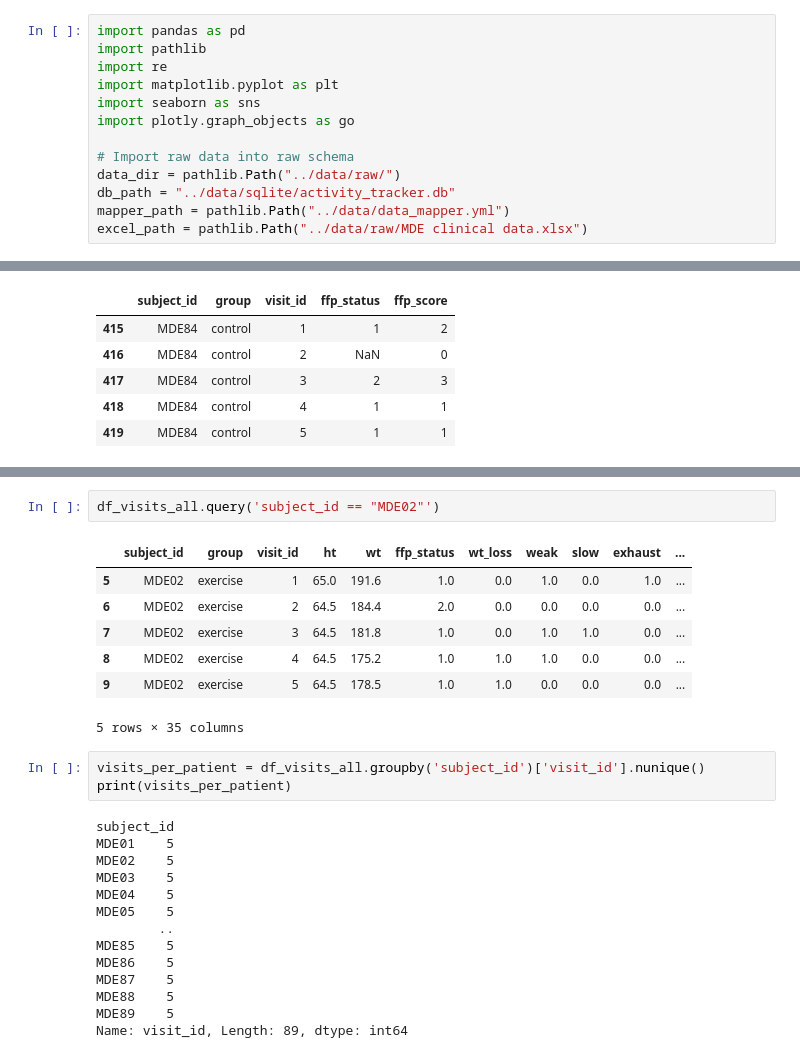
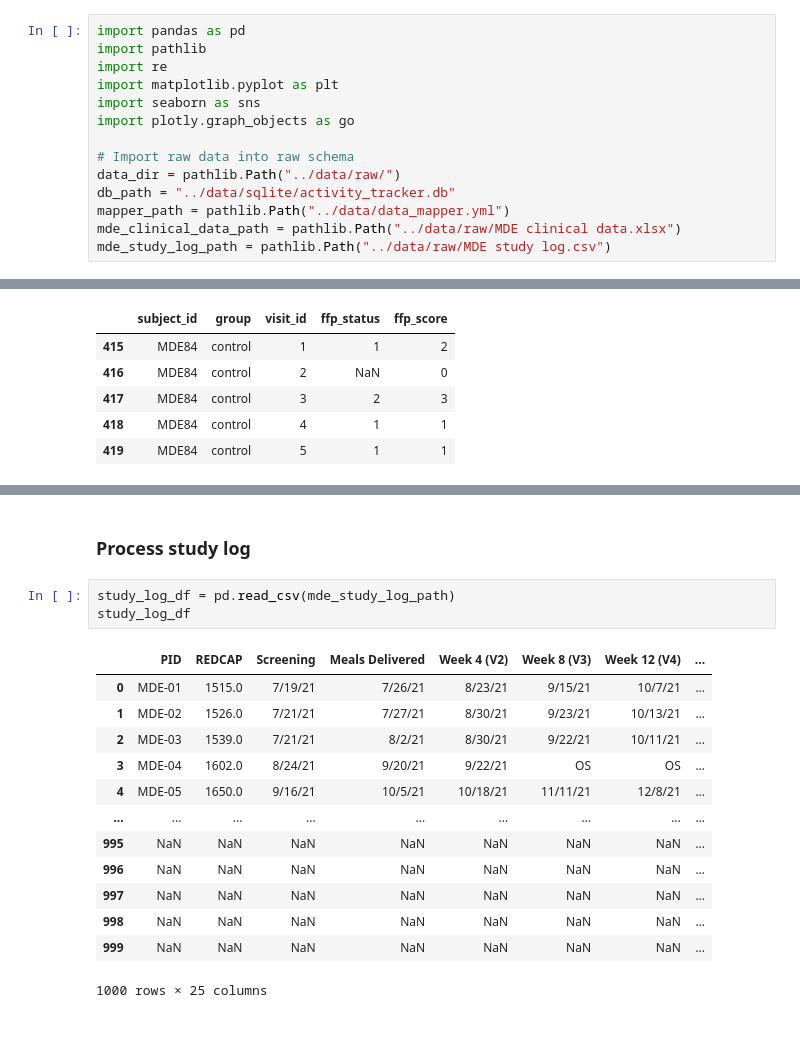
Before and after one commit to OHNLP/activity_tracker, a Jupyter notebook: notebooks/visit_analysis.ipynb, the cells around one changed output, grey strips where cells are left out. Saved outputs shown, nothing was run; the diff lists cells and outputs as text; blank space fills up the shorter version.

Commit message:
feat: :sparkles: process study log

```diff
--- a/notebooks/visit_analysis.ipynb
+++ b/notebooks/visit_analysis.ipynb
@@ -10,7 +10,8 @@ import plotly.graph_objects as go
 data_dir = pathlib.Path("../data/raw/")
 db_path = "../data/sqlite/activity_tracker.db"
 mapper_path = pathlib.Path("../data/data_mapper.yml")
-excel_path = pathlib.Path("../data/raw/MDE clinical data.xlsx")
+mde_clinical_data_path = pathlib.Path("../data/raw/MDE clinical data.xlsx")
+mde_study_log_path = pathlib.Path("../data/raw/MDE study log.csv")
 # %%
 def make_unique_columns(cols):
     seen = {}
@@ -236,27 +221,19 @@ array(['MDE01', 'MDE02', 'MDE03', 'MDE04', 'MDE05', 'MDE06', 'MDE07',
-# %%
-df_visits_all.query('subject_id == "MDE02"')
-# %% [output]
-|  | subject_id | group | visit_id | ht | wt | ffp_status | wt_loss | weak | slow | exhaust | ... |
-| 5 | MDE02 | exercise | 1 | 65.0 | 191.6 | 1.0 | 0.0 | 1.0 | 0.0 | 1.0 | ... |
-| 6 | MDE02 | exercise | 2 | 64.5 | 184.4 | 2.0 | 0.0 | 0.0 | 0.0 | 0.0 | ... |
-| 7 | MDE02 | exercise | 3 | 64.5 | 181.8 | 1.0 | 0.0 | 1.0 | 1.0 | 0.0 | ... |
-| 8 | MDE02 | exercise | 4 | 64.5 | 175.2 | 1.0 | 1.0 | 1.0 | 0.0 | 0.0 | ... |
-| 9 | MDE02 | exercise | 5 | 64.5 | 178.5 | 1.0 | 1.0 | 0.0 | 0.0 | 0.0 | ... |
-5 rows × 35 columns
-# %%
-visits_per_patient = df_visits_all.groupby('subject_id')['visit_id'].nunique()
-print(visits_per_patient)
-# %% [output]
-subject_id
-MDE01    5
-MDE02    5
-MDE03    5
-MDE04    5
-MDE05    5
-        ..
-MDE85    5
-MDE86    5
-MDE87    5
-MDE88    5
-MDE89    5
-Name: visit_id, Length: 89, dtype: int64
+# %% [markdown]
+### Process study log
+# %%
+study_log_df = pd.read_csv(mde_study_log_path)
+study_log_df
+# %% [output]
+|  | PID | REDCAP | Screening | Meals Delivered | Week 4 (V2) | Week 8 (V3) | Week 12 (V4) | ... |
+| 0 | MDE-01 | 1515.0 | 7/19/21 | 7/26/21 | 8/23/21 | 9/15/21 | 10/7/21 | ... |
+| 1 | MDE-02 | 1526.0 | 7/21/21 | 7/27/21 | 8/30/21 | 9/23/21 | 10/13/21 | ... |
+| 2 | MDE-03 | 1539.0 | 7/21/21 | 8/2/21 | 8/30/21 | 9/22/21 | 10/11/21 | ... |
+| 3 | MDE-04 | 1602.0 | 8/24/21 | 9/20/21 | 9/22/21 | OS | OS | ... |
+| 4 | MDE-05 | 1650.0 | 9/16/21 | 10/5/21 | 10/18/21 | 11/11/21 | 12/8/21 | ... |
+| ... | ... | ... | ... | ... | ... | ... | ... | ... |
+| 995 | NaN | NaN | NaN | NaN | NaN | NaN | NaN | ... |
+| 996 | NaN | NaN | NaN | NaN | NaN | NaN | NaN | ... |
+| 997 | NaN | NaN | NaN | NaN | NaN | NaN | NaN | ... |
+| 998 | NaN | NaN | NaN | NaN | NaN | NaN | NaN | ... |
+| 999 | NaN | NaN | NaN | NaN | NaN | NaN | NaN | ... |
+1000 rows × 25 columns
```
Also changed, not shown: parts of 3 cells of this notebook.
